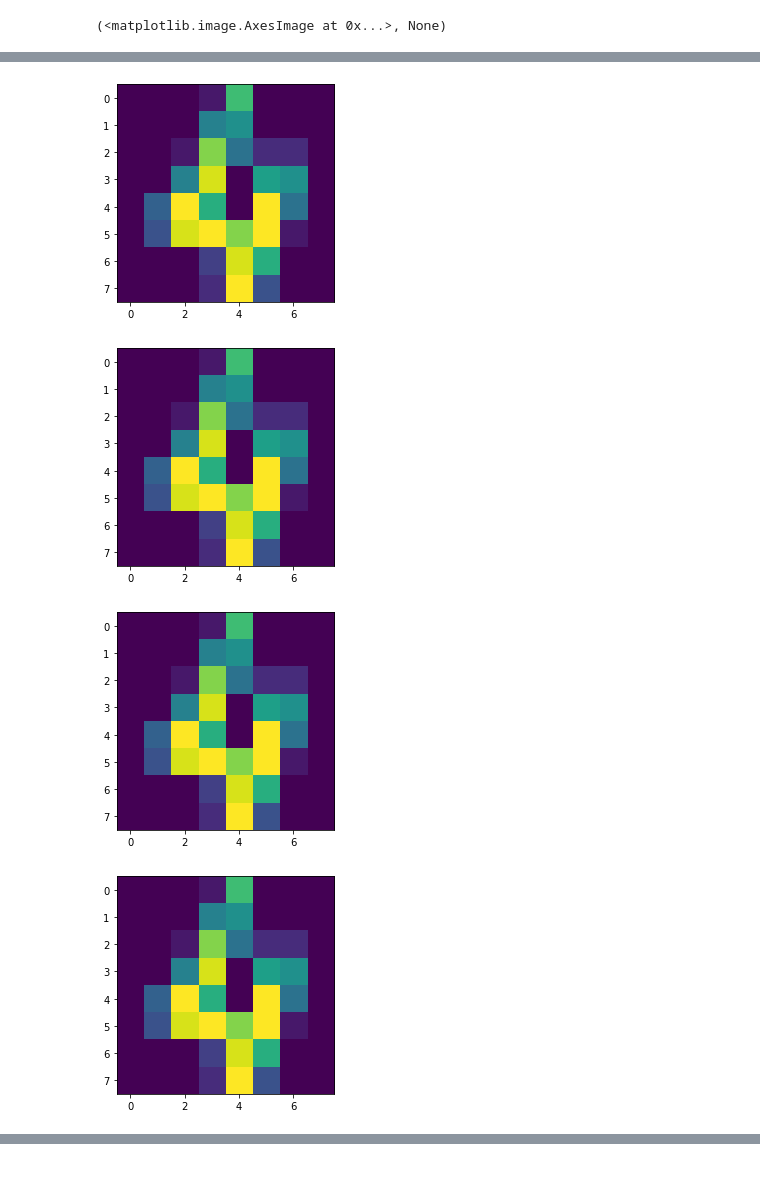
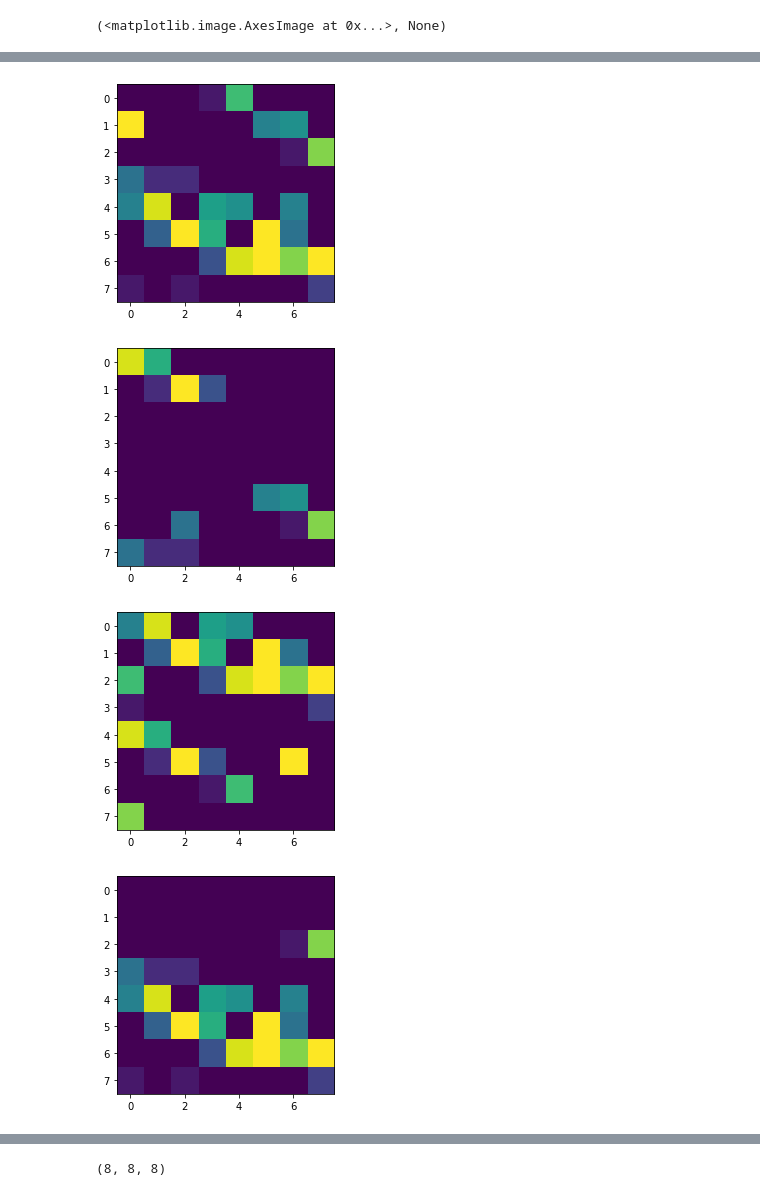
Before and after one commit to gtm2122/Parallel_Tricubic_Interpolation, a Jupyter notebook: gen_test.ipynb, the cells around one changed output, grey strips where cells are left out. Cells and saved outputs as stored; diff of their text form; code cells hidden in the pictures.

Commit message:
changed test image and cleaned notebook

```diff
--- a/gen_test.ipynb
+++ b/gen_test.ipynb
@@ -47,0 +25,3 @@ for i in range(0,8):
+# %%
+
+cpp = np.load('img_cpp.npy')#.reshape((8,8,8))
@@ -48,10 +56,8 @@ for i in range(0,8):
 # %%
-for img in dig_3d:
+for img in cpp:
     plt.imshow(img),plt.show()
-
-np.save('four.npy',dig['data'][4,:].reshape((8,8)))
 # %% [output]
-[figure, old version]
+[figure, new version]
-[figure, old version]
+[figure, new version]
-[figure, old version]
+[figure, new version]
-[figure, old version]
+[figure, new version]
@@ -61,0 +68,4 @@ np.save('four.npy',dig['data'][4,:].reshape((8,8)))
+# %%
+aa.shape
+# %% [output]
+(8, 8, 8)
```
Also changed, not shown: parts of 8 cells of this notebook.
